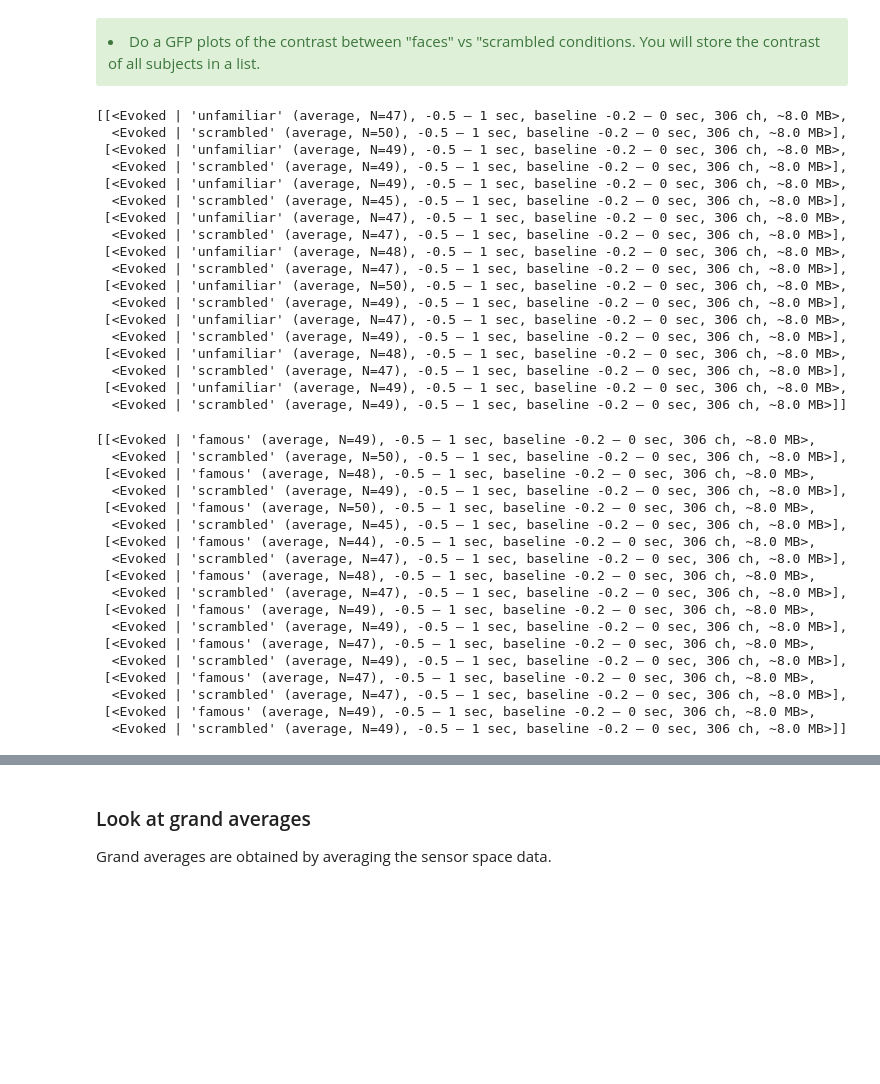
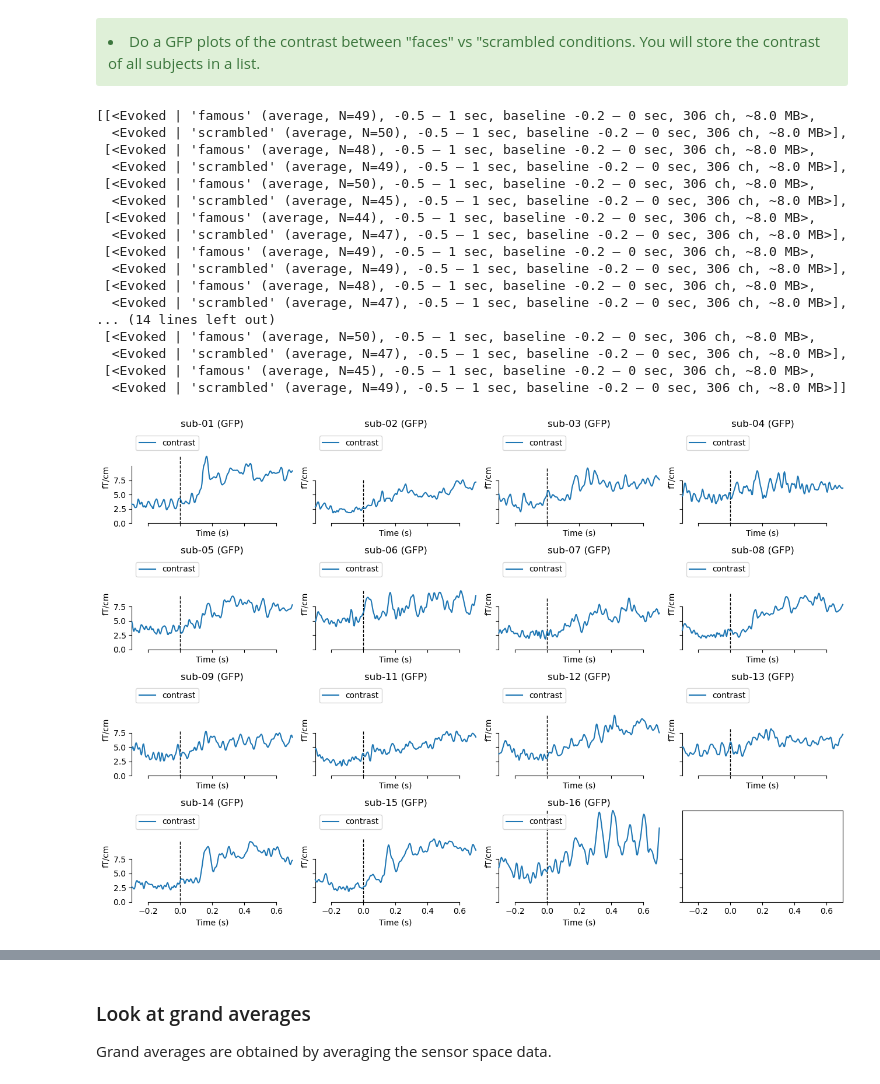
Before and after one commit to wmvanvliet/mne_practical_meeg_2025, a Jupyter notebook: 6-Group_analysis.ipynb, the cells around one changed output, grey strips where cells are left out. Drawn from its saved outputs; the diff is of its cells as text; code cells hidden in the pictures; blank space fills up the shorter version.

```diff
--- a/6-Group_analysis.ipynb
+++ b/6-Group_analysis.ipynb
@@ -109,64 +119,43 @@ evokeds_list = []
 for subject in datasets:
     fname = os.path.join(evokeds_path, ('%s_list-ave.fif' % subject))
     evokeds = mne.read_evokeds(fname)
-    evokeds = [ev for ev in evokeds if ev.comment in ['unfamiliar', 'scrambled']]
+    evokeds = [ev for ev in evokeds if ev.comment in ['famous', 'scrambled']]
     evokeds_list.append(evokeds)
 
 evokeds_list
 # %% [output]
-[[<Evoked | 'unfamiliar' (average, N=47), -0.5 – 1 sec, baseline -0.2 – 0 sec, 306 ch, ~8.0 MB>,
+[[<Evoked | 'famous' (average, N=49), -0.5 – 1 sec, baseline -0.2 – 0 sec, 306 ch, ~8.0 MB>,
   <Evoked | 'scrambled' (average, N=50), -0.5 – 1 sec, baseline -0.2 – 0 sec, 306 ch, ~8.0 MB>],
- [<Evoked | 'unfamiliar' (average, N=49), -0.5 – 1 sec, baseline -0.2 – 0 sec, 306 ch, ~8.0 MB>,
+ [<Evoked | 'famous' (average, N=48), -0.5 – 1 sec, baseline -0.2 – 0 sec, 306 ch, ~8.0 MB>,
   <Evoked | 'scrambled' (average, N=49), -0.5 – 1 sec, baseline -0.2 – 0 sec, 306 ch, ~8.0 MB>],
- [<Evoked | 'unfamiliar' (average, N=49), -0.5 – 1 sec, baseline -0.2 – 0 sec, 306 ch, ~8.0 MB>,
+ [<Evoked | 'famous' (average, N=50), -0.5 – 1 sec, baseline -0.2 – 0 sec, 306 ch, ~8.0 MB>,
   <Evoked | 'scrambled' (average, N=45), -0.5 – 1 sec, baseline -0.2 – 0 sec, 306 ch, ~8.0 MB>],
- [<Evoked | 'unfamiliar' (average, N=47), -0.5 – 1 sec, baseline -0.2 – 0 sec, 306 ch, ~8.0 MB>,
+ [<Evoked | 'famous' (average, N=44), -0.5 – 1 sec, baseline -0.2 – 0 sec, 306 ch, ~8.0 MB>,
   <Evoked | 'scrambled' (average, N=47), -0.5 – 1 sec, baseline -0.2 – 0 sec, 306 ch, ~8.0 MB>],
- [<Evoked | 'unfamiliar' (average, N=48), -0.5 – 1 sec, baseline -0.2 – 0 sec, 306 ch, ~8.0 MB>,
+ [<Evoked | 'famous' (average, N=49), -0.5 – 1 sec, baseline -0.2 – 0 sec, 306 ch, ~8.0 MB>,
+  <Evoked | 'scrambled' (average, N=49), -0.5 – 1 sec, baseline -0.2 – 0 sec, 306 ch, ~8.0 MB>],
+ [<Evoked | 'famous' (average, N=48), -0.5 – 1 sec, baseline -0.2 – 0 sec, 306 ch, ~8.0 MB>,
   <Evoked | 'scrambled' (average, N=47), -0.5 – 1 sec, baseline -0.2 – 0 sec, 306 ch, ~8.0 MB>],
- [<Evoked | 'unfamiliar' (average, N=50), -0.5 – 1 sec, baseline -0.2 – 0 sec, 306 ch, ~8.0 MB>,
-  <Evoked | 'scrambled' (average, N=49), -0.5 – 1 sec, baseline -0.2 – 0 sec, 306 ch, ~8.0 MB>],
- [<Evoked | 'unfamiliar' (average, N=47), -0.5 – 1 sec, baseline -0.2 – 0 sec, 306 ch, ~8.0 MB>,
-  <Evoked | 'scrambled' (average, N=49), -0.5 – 1 sec, baseline -0.2 – 0 sec, 306 ch, ~8.0 MB>],
- [<Evoked | 'unfamiliar' (average, N=48), -0.5 – 1 sec, baseline -0.2 – 0 sec, 306 ch, ~8.0 MB>,
+... (14 lines left out)
+ [<Evoked | 'famous' (average, N=50), -0.5 – 1 sec, baseline -0.2 – 0 sec, 306 ch, ~8.0 MB>,
   <Evoked | 'scrambled' (average, N=47), -0.5 – 1 sec, baseline -0.2 – 0 sec, 306 ch, ~8.0 MB>],
- [<Evoked | 'unfamiliar' (average, N=49), -0.5 – 1 sec, baseline -0.2 – 0 sec, 306 ch, ~8.0 MB>,
+ [<Evoked | 'famous' (average, N=45), -0.5 – 1 sec, baseline -0.2 – 0 sec, 306 ch, ~8.0 MB>,
   <Evoked | 'scrambled' (average, N=49), -0.5 – 1 sec, baseline -0.2 – 0 sec, 306 ch, ~8.0 MB>]]
-# %%
-evokeds_list
-# %% [output]
-[[<Evoked | 'famous' (average, N=49), -0.5 – 1 sec, baseline -0.2 – 0 sec, 306 ch, ~8.0 MB>,
-  <Evoked | 'scrambled' (average, N=50), -0.5 – 1 sec, baseline -0.2 – 0 sec, 306 ch, ~8.0 MB>],
- [<Evoked | 'famous' (average, N=48), -0.5 – 1 sec, baseline -0.2 – 0 sec, 306 ch, ~8.0 MB>,
-  <Evoked | 'scrambled' (average, N=49), -0.5 – 1 sec, baseline -0.2 – 0 sec, 306 ch, ~8.0 MB>],
- [<Evoked | 'famous' (average, N=50), -0.5 – 1 sec, baseline -0.2 – 0 sec, 306 ch, ~8.0 MB>,
-  <Evoked | 'scrambled' (average, N=45), -0.5 – 1 sec, baseline -0.2 – 0 sec, 306 ch, ~8.0 MB>],
- [<Evoked | 'famous' (average, N=44), -0.5 – 1 sec, baseline -0.2 – 0 sec, 306 ch, ~8.0 MB>,
-  <Evoked | 'scrambled' (average, N=47), -0.5 – 1 sec, baseline -0.2 – 0 sec, 306 ch, ~8.0 MB>],
- [<Evoked | 'famous' (average, N=48), -0.5 – 1 sec, baseline -0.2 – 0 sec, 306 ch, ~8.0 MB>,
-  <Evoked | 'scrambled' (average, N=47), -0.5 – 1 sec, baseline -0.2 – 0 sec, 306 ch, ~8.0 MB>],
- [<Evoked | 'famous' (average, N=49), -0.5 – 1 sec, baseline -0.2 – 0 sec, 306 ch, ~8.0 MB>,
-  <Evoked | 'scrambled' (average, N=49), -0.5 – 1 sec, baseline -0.2 – 0 sec, 306 ch, ~8.0 MB>],
- [<Evoked | 'famous' (average, N=47), -0.5 – 1 sec, baseline -0.2 – 0 sec, 306 ch, ~8.0 MB>,
-  <Evoked | 'scrambled' (average, N=49), -0.5 – 1 sec, baseline -0.2 – 0 sec, 306 ch, ~8.0 MB>],
- [<Evoked | 'famous' (average, N=47), -0.5 – 1 sec, baseline -0.2 – 0 sec, 306 ch, ~8.0 MB>,
-  <Evoked | 'scrambled' (average, N=47), -0.5 – 1 sec, baseline -0.2 – 0 sec, 306 ch, ~8.0 MB>],
- [<Evoked | 'famous' (average, N=49), -0.5 – 1 sec, baseline -0.2 – 0 sec, 306 ch, ~8.0 MB>,
-  <Evoked | 'scrambled' (average, N=49), -0.5 – 1 sec, baseline -0.2 – 0 sec, 306 ch, ~8.0 MB>]]
 # %%
 # TODO
 
 contrast_list = []
 f, axes = plt.subplots(4, 4, figsize=(13, 9), sharex=True, sharey=True)
 
 for ax, subject, evokeds in zip(axes.ravel(), datasets, evokeds_list):
-    contrast = mne.combine_evoked(evokeds, weights=[0.5, -0.5])
-    contrast.crop(None, 0.5)
+    contrast = mne.combine_evoked(evokeds, weights=[0.5, -0.5]).crop(-0.3, 0.7)
     contrast.comment = 'contrast'
     contrast_list.append(contrast)
     mne.viz.plot_compare_evokeds(contrast, picks='grad', show=False,
                                  axes=ax, title=subject)
 plt.tight_layout()
+# %% [output]
+[figure, added]
 # %%
 contrast_list
 # %% [output]
```
Also changed, not shown: parts of 36 cells of this notebook.
